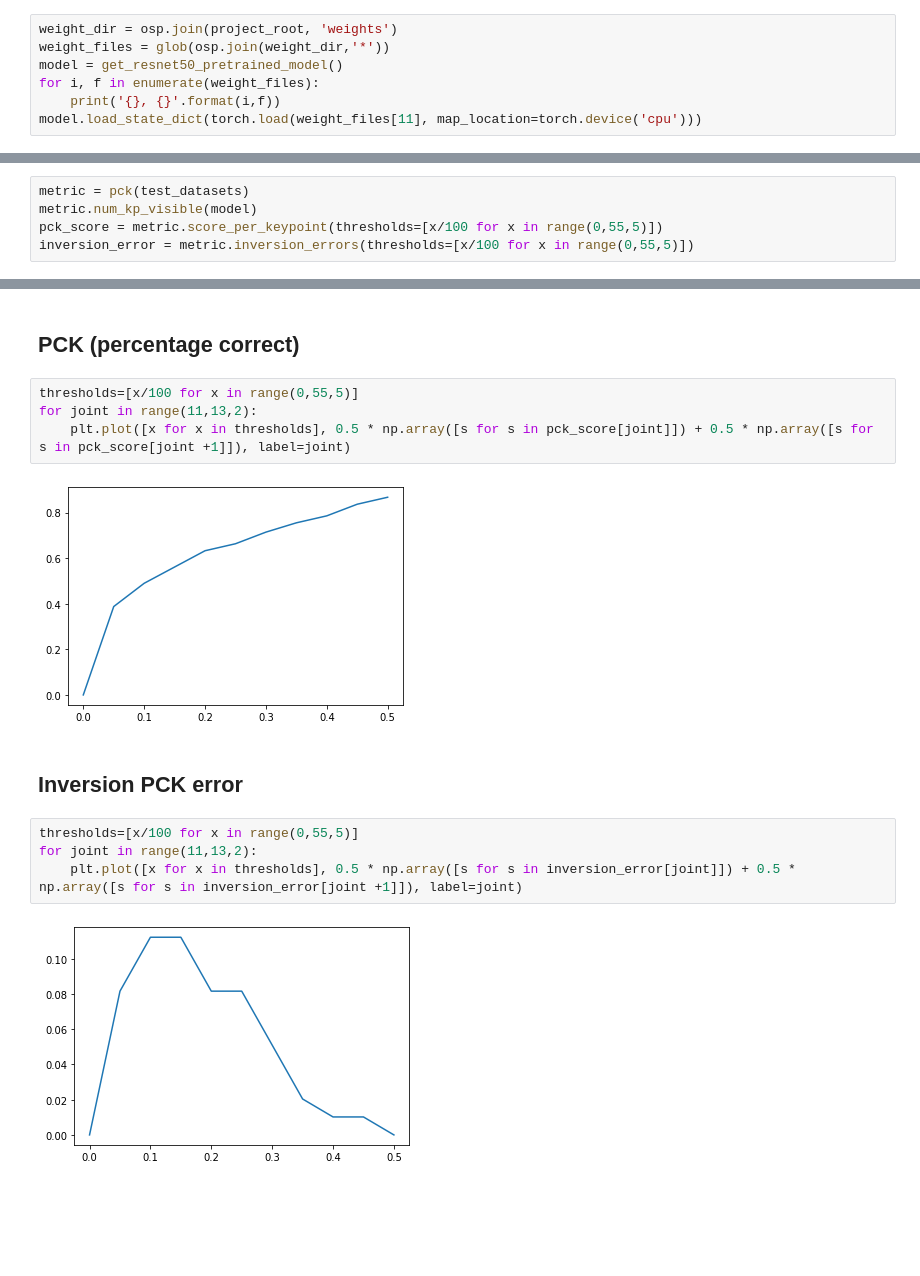
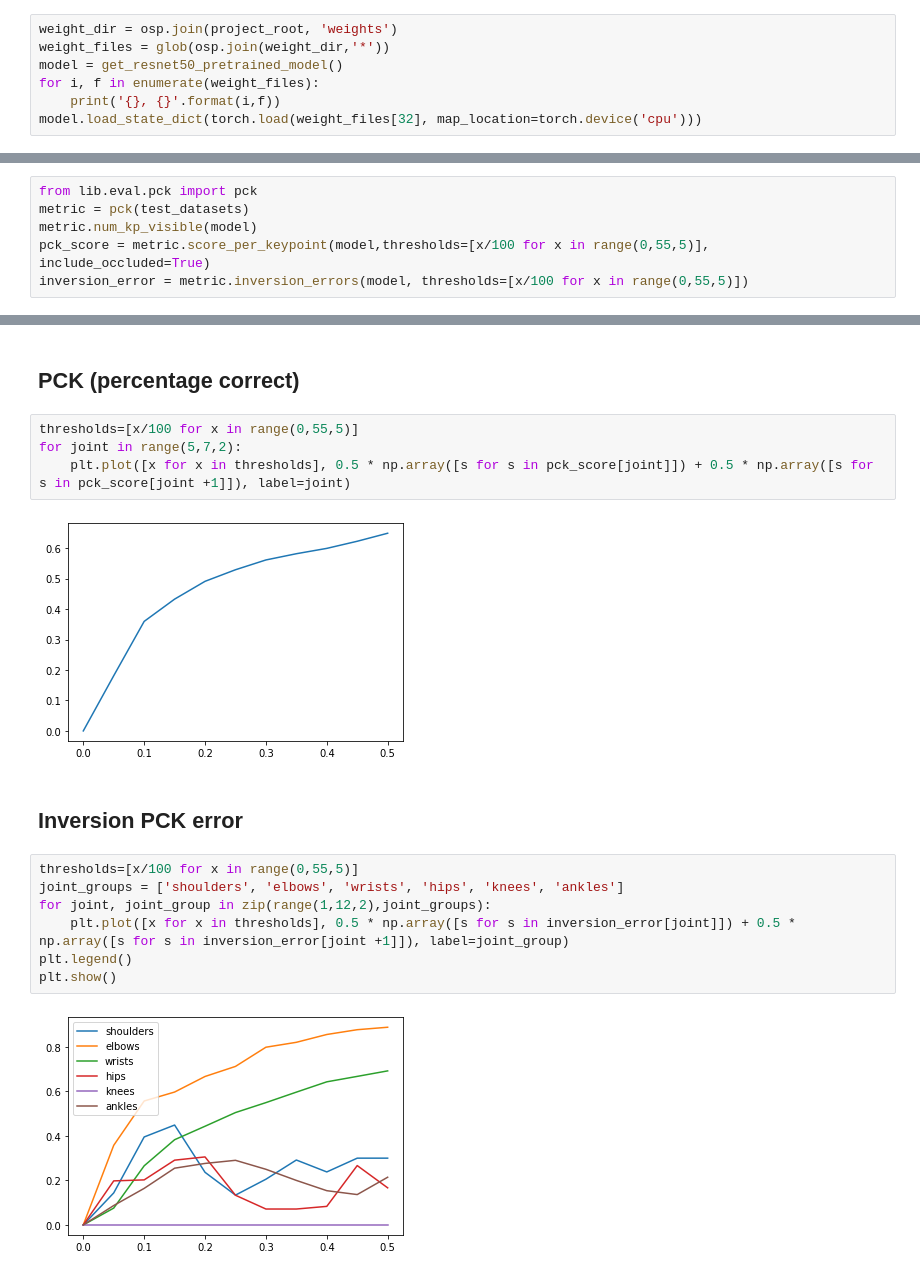
Before and after one commit to agvdndor/Swimming-Stroke-Rate-Analysis, a Jupyter notebook: lib/analysis/pck.ipynb, the cells around one changed output, grey strips where cells are left out. Saved outputs shown, nothing was run; the diff lists cells and outputs as text; blank space fills up the shorter version.

Commit message:
better plots

```diff
--- a/lib/analysis/pck.ipynb
+++ b/lib/analysis/pck.ipynb
@@ -70,5 +70,5 @@ weight_files = glob(osp.join(weight_dir,'*'))
 model = get_resnet50_pretrained_model()
 for i, f in enumerate(weight_files):
     print('{}, {}'.format(i,f))
-model.load_state_dict(torch.load(weight_files[11], map_location=torch.device('cpu')))
+model.load_state_dict(torch.load(weight_files[32], map_location=torch.device('cpu')))
 # %% [output]
@@ -106,5 +101,6 @@ TypeError: 'list' object is not callable
 # %%
+from lib.eval.pck import pck
 metric = pck(test_datasets)
 metric.num_kp_visible(model)
-pck_score = metric.score_per_keypoint(thresholds=[x/100 for x in range(0,55,5)])
-inversion_error = metric.inversion_errors(thresholds=[x/100 for x in range(0,55,5)])
+pck_score = metric.score_per_keypoint(model,thresholds=[x/100 for x in range(0,55,5)], include_occluded=True)
+inversion_error = metric.inversion_errors(model, thresholds=[x/100 for x in range(0,55,5)])
@@ -243,15 +108,18 @@ class pck:
 ## PCK (percentage correct)
 # %%
 thresholds=[x/100 for x in range(0,55,5)]
-for joint in range(11,13,2):
+for joint in range(5,7,2):
     plt.plot([x for x in thresholds], 0.5 * np.array([s for s in pck_score[joint]]) + 0.5 * np.array([s for s in pck_score[joint +1]]), label=joint)
 # %% [output]
-[figure, old version]
+[figure, new version]
 # %% [markdown]
 ## Inversion PCK error
 # %%
 thresholds=[x/100 for x in range(0,55,5)]
-for joint in range(11,13,2):
-    plt.plot([x for x in thresholds], 0.5 * np.array([s for s in inversion_error[joint]]) + 0.5 * np.array([s for s in inversion_error[joint +1]]), label=joint)
+joint_groups = ['shoulders', 'elbows', 'wrists', 'hips', 'knees', 'ankles']
+for joint, joint_group in zip(range(1,12,2),joint_groups):
+    plt.plot([x for x in thresholds], 0.5 * np.array([s for s in inversion_error[joint]]) + 0.5 * np.array([s for s in inversion_error[joint +1]]), label=joint_group)
+plt.legend()
+plt.show()
 # %% [output]
-[figure, old version]
+[figure, new version]
```
Also changed, not shown: parts of 10 cells of this notebook.
